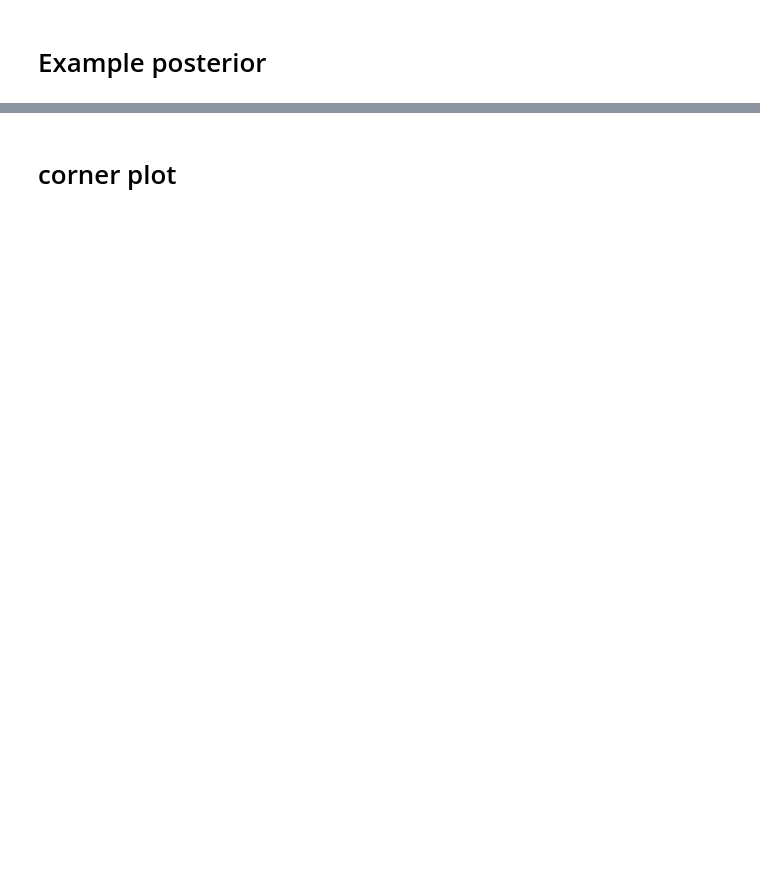
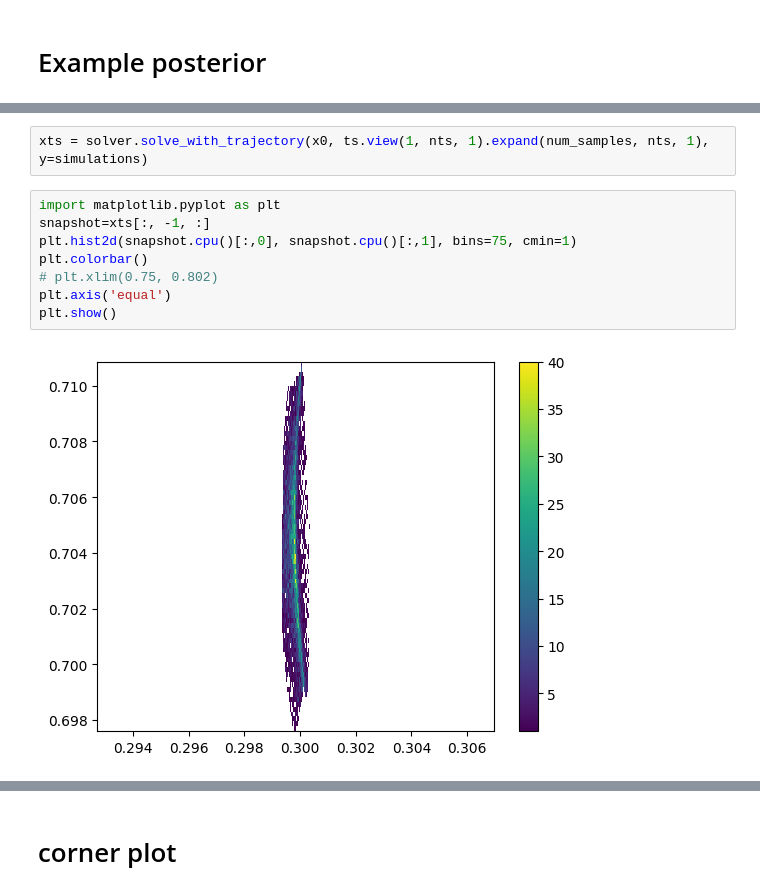
Before and after one commit to Ninavd/FRB-flow, a Jupyter notebook: notebooks/FM_evaluate_model.ipynb, the cells around one changed output, grey strips where cells are left out. Drawn from its saved outputs; the diff is of its cells as text; blank space fills up the shorter version.

```diff
--- a/notebooks/FM_evaluate_model.ipynb
+++ b/notebooks/FM_evaluate_model.ipynb
@@ -154,0 +157,12 @@ final_snapshot = plot_snapshots(xts, ts, record_every_idxs, num_marginals)
+# %%
+xts = solver.solve_with_trajectory(x0, ts.view(1, nts, 1).expand(num_samples, nts, 1), y=simulations)
+# %%
+import matplotlib.pyplot as plt
+snapshot=xts[:, -1, :]
+plt.hist2d(snapshot.cpu()[:,0], snapshot.cpu()[:,1], bins=75, cmin=1)
+plt.colorbar()
+# plt.xlim(0.75, 0.802)
+plt.axis('equal')
+plt.show()
+# %% [output]
+[figure, added]
```
Also changed, not shown: parts of 9 cells of this notebook.
